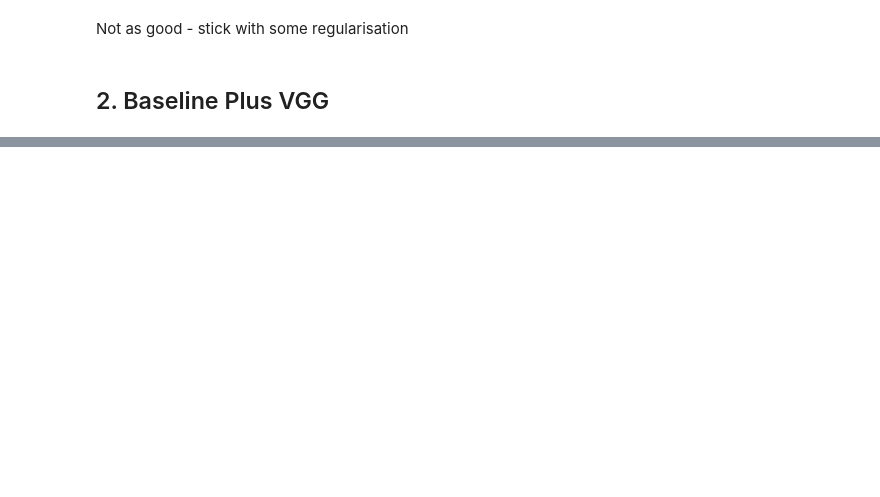
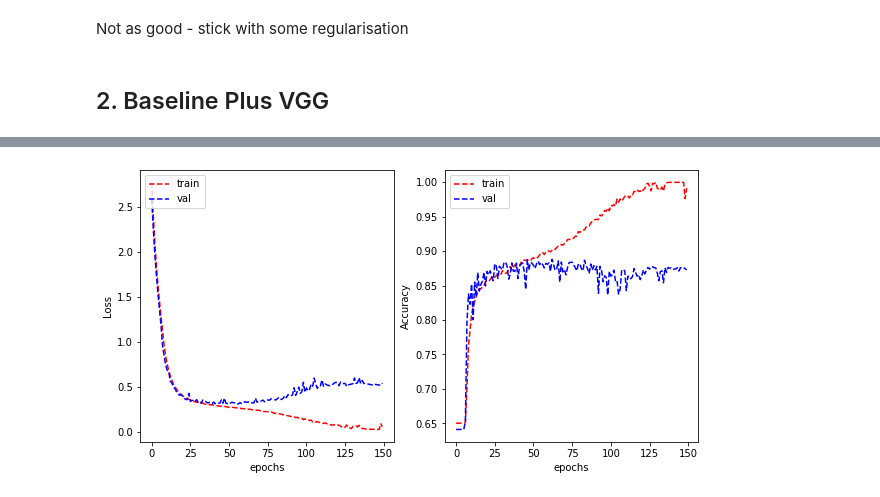
Before and after one commit to simonb65/COSC2673-A2, a Jupyter notebook: Ass2-Dev.ipynb, the cells around one changed output, grey strips where cells are left out. Saved outputs shown, nothing was run; the diff lists cells and outputs as text; code cells hidden in the pictures; blank space fills up the shorter version.

```diff
--- a/Ass2-Dev.ipynb
+++ b/Ass2-Dev.ipynb
@@ -484,0 +507,19 @@ print("Took = ", datetime.datetime.now() - now)
+# %%
+plt.figure(figsize=(10,5))
+plt.subplot(1,2,1)
+plt.plot(history_VGG_1.history['loss'], 'r--')
+plt.plot(history_VGG_1.history['val_loss'], 'b--')
+plt.xlabel("epochs")
+plt.ylabel("Loss")
+plt.legend(['train', 'val'], loc='upper left')
+
+plt.subplot(1,2,2)
+plt.plot(history_VGG_1.history['binary_accuracy'], 'r--')
+plt.plot(history_VGG_1.history['val_binary_accuracy'], 'b--')
+plt.xlabel("epochs")
+plt.ylabel("Accuracy")
+plt.legend(['train', 'val'], loc='upper left')
+
+plt.show()
+# %% [output]
+[figure, added]
```
Also changed, not shown: parts of 19 cells of this notebook.
